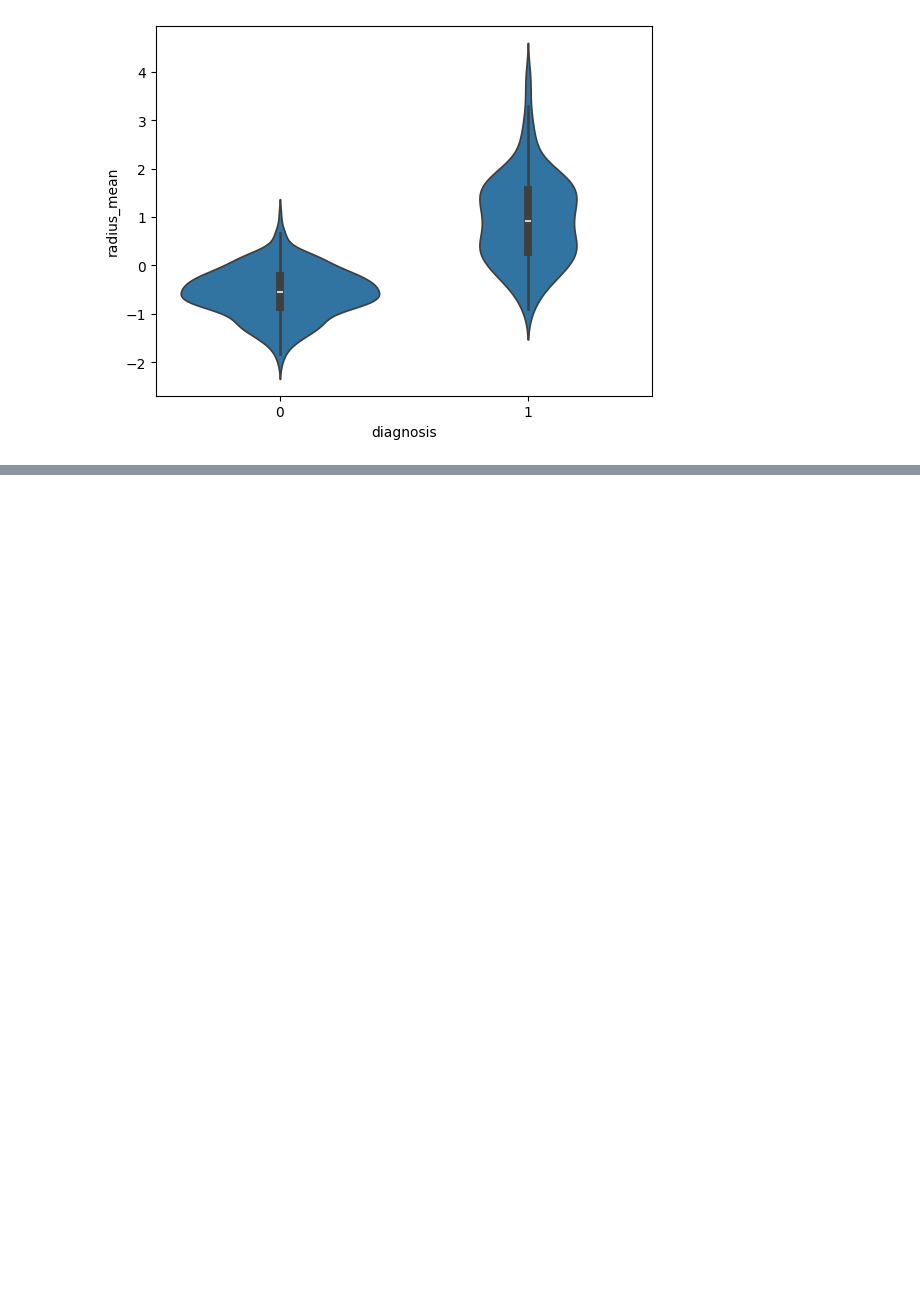
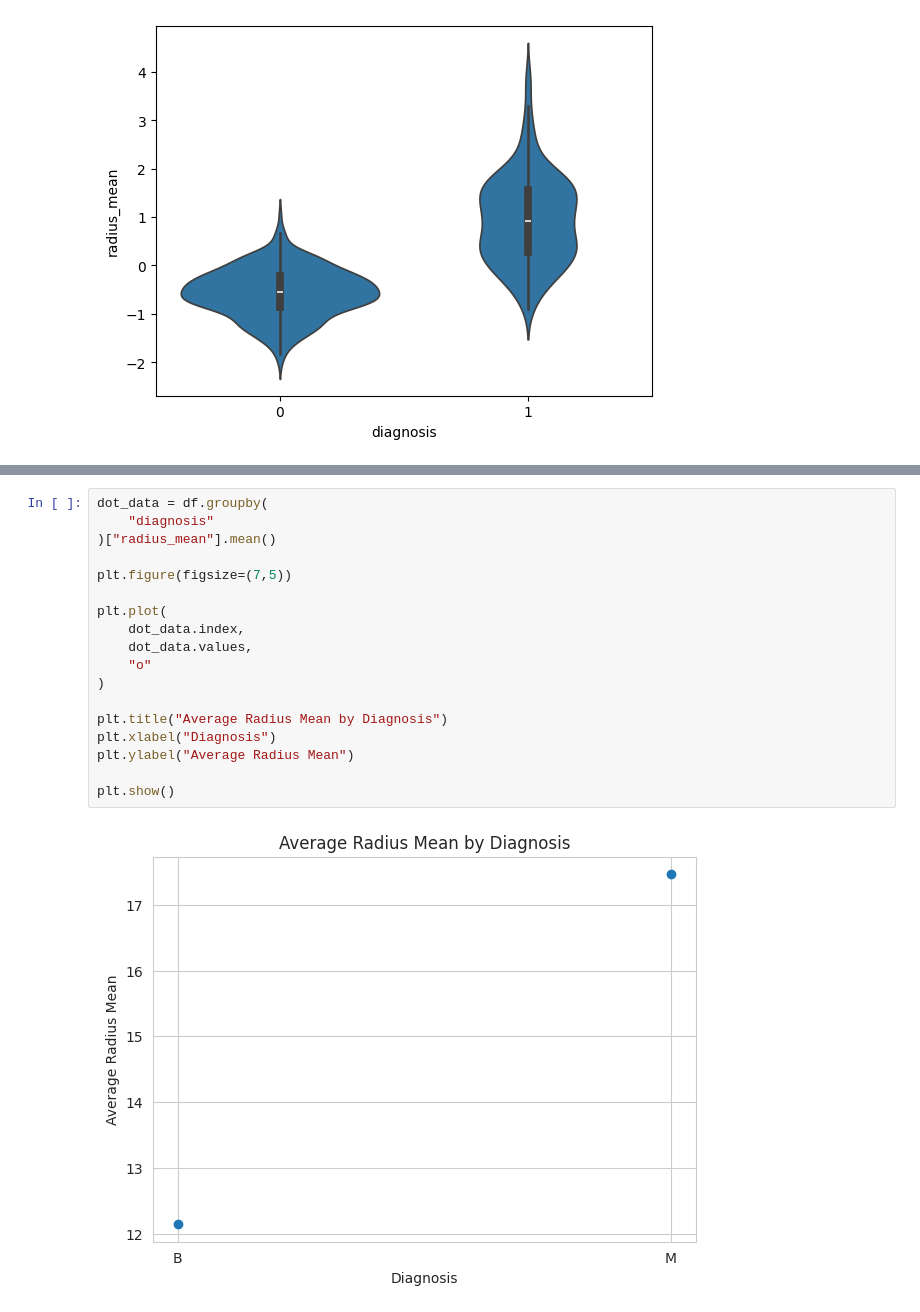
Before and after one commit to sanchi1004/EDA-Course-Project, a Jupyter notebook: Phase1_EDA.ipynb, the cells around one changed output, grey strips where cells are left out. Drawn from its saved outputs; the diff is of its cells as text; blank space fills up the shorter version.

```diff
--- a/Phase1_EDA.ipynb
+++ b/Phase1_EDA.ipynb
@@ -337,0 +580,20 @@ plt.show()
+# %%
+dot_data = df.groupby(
+    "diagnosis"
+)["radius_mean"].mean()
+
+plt.figure(figsize=(7,5))
+
+plt.plot(
+    dot_data.index,
+    dot_data.values,
+    "o"
+)
+
+plt.title("Average Radius Mean by Diagnosis")
+plt.xlabel("Diagnosis")
+plt.ylabel("Average Radius Mean")
+
+plt.show()
+# %% [output]
+[figure, added]
```
Also changed, not shown: parts of 61 cells of this notebook.
